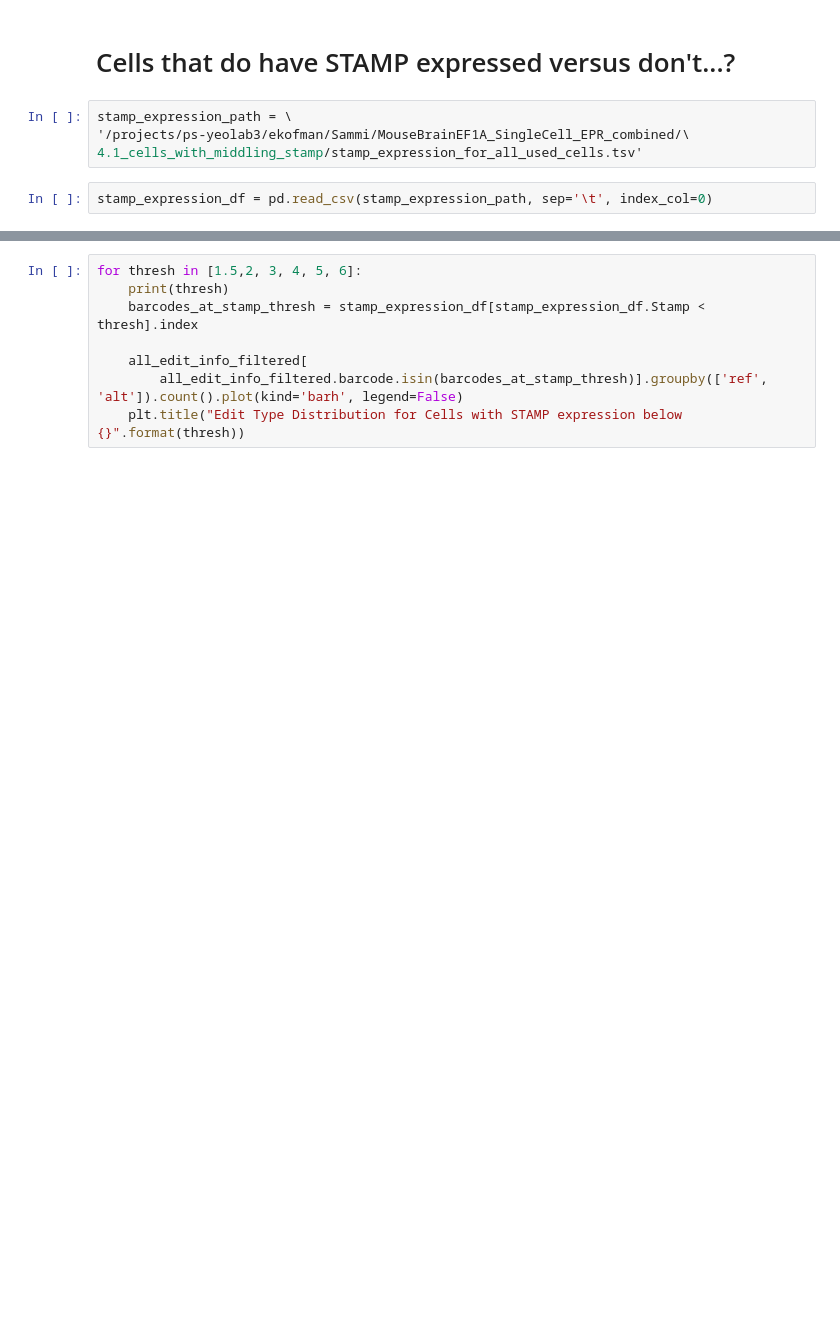
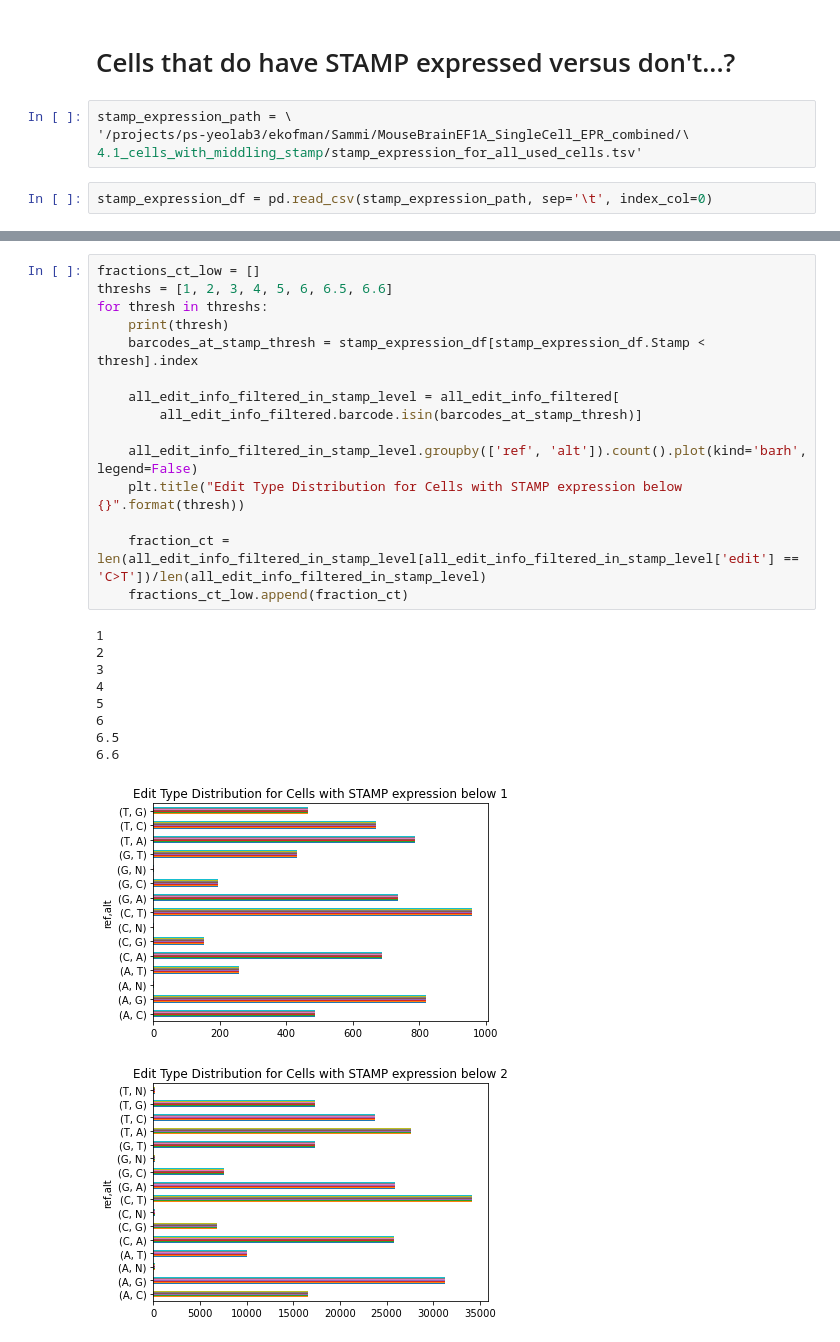
Before and after one commit to howardxu520/MARINE, a Jupyter notebook: scripts/check_against_pileup_all_cells-threaded-bigger.ipynb, the cells around one changed output, grey strips where cells are left out. Cells and saved outputs as stored; diff of their text form; blank space fills up the shorter version.

```diff
--- a/scripts/check_against_pileup_all_cells-threaded-bigger.ipynb
+++ b/scripts/check_against_pileup_all_cells-threaded-bigger.ipynb
@@ -705,8 +933,26 @@ for thresh in [0, 1, 2, 3, 4, 5, 6, 6.5]:
 # %%
-for thresh in [1.5,2, 3, 4, 5, 6]:
+fractions_ct_low = []
+threshs = [1, 2, 3, 4, 5, 6, 6.5, 6.6]
+for thresh in threshs:
     print(thresh)
     barcodes_at_stamp_thresh = stamp_expression_df[stamp_expression_df.Stamp < thresh].index
 
-    all_edit_info_filtered[
-        all_edit_info_filtered.barcode.isin(barcodes_at_stamp_thresh)].groupby(['ref', 'alt']).count().plot(kind='barh', legend=False)
+    all_edit_info_filtered_in_stamp_level = all_edit_info_filtered[
+        all_edit_info_filtered.barcode.isin(barcodes_at_stamp_thresh)]
+
+    all_edit_info_filtered_in_stamp_level.groupby(['ref', 'alt']).count().plot(kind='barh', legend=False)
     plt.title("Edit Type Distribution for Cells with STAMP expression below {}".format(thresh))
+
+    fraction_ct = len(all_edit_info_filtered_in_stamp_level[all_edit_info_filtered_in_stamp_level['edit'] == 'C>T'])/len(all_edit_info_filtered_in_stamp_level)
+    fractions_ct_low.append(fraction_ct)
+# %% [output]
+1
+2
+3
+4
+5
+6
+6.5
+6.6
+[figure, added]
+[figure, added]
```
Also changed, not shown: parts of 41 cells of this notebook, 1 other file.
